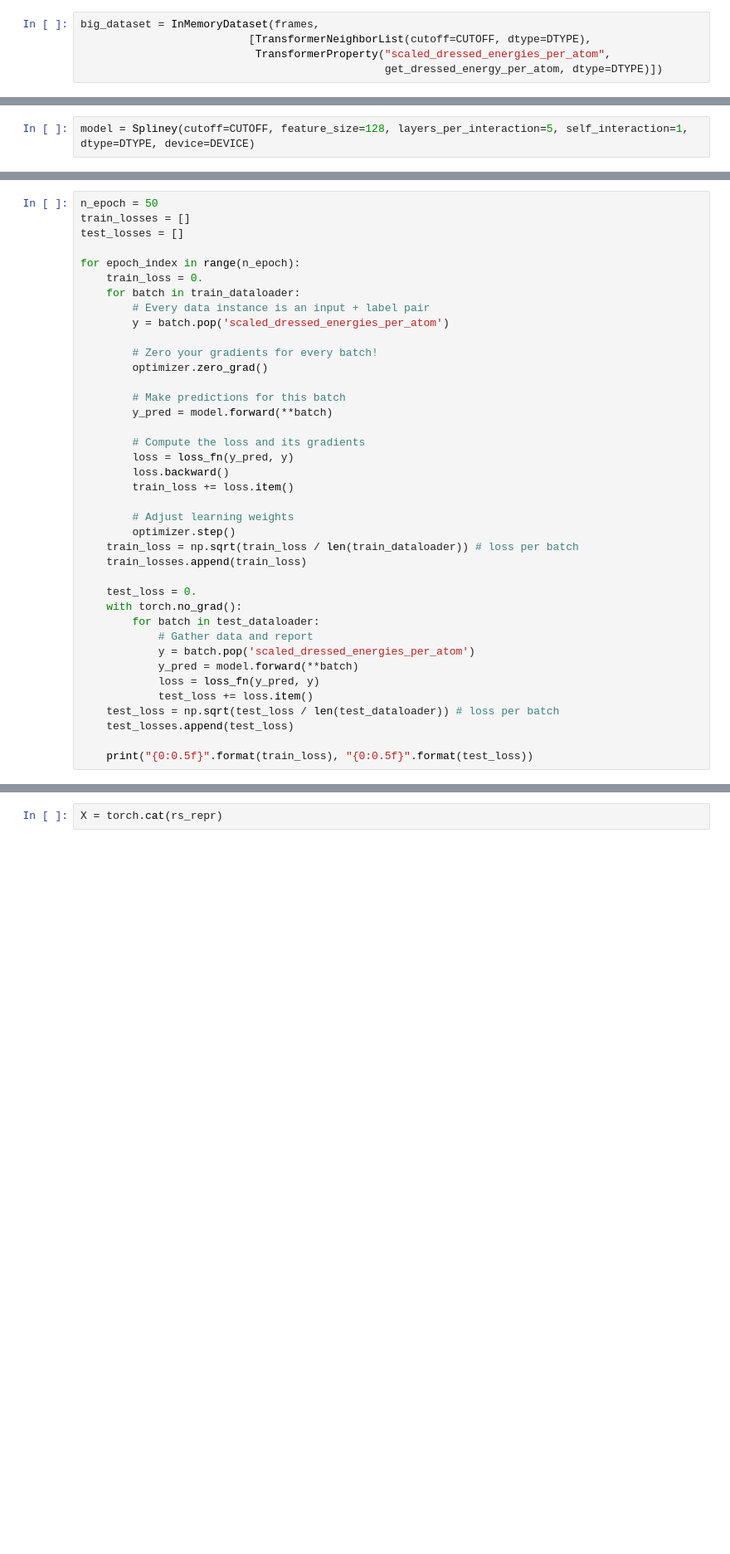
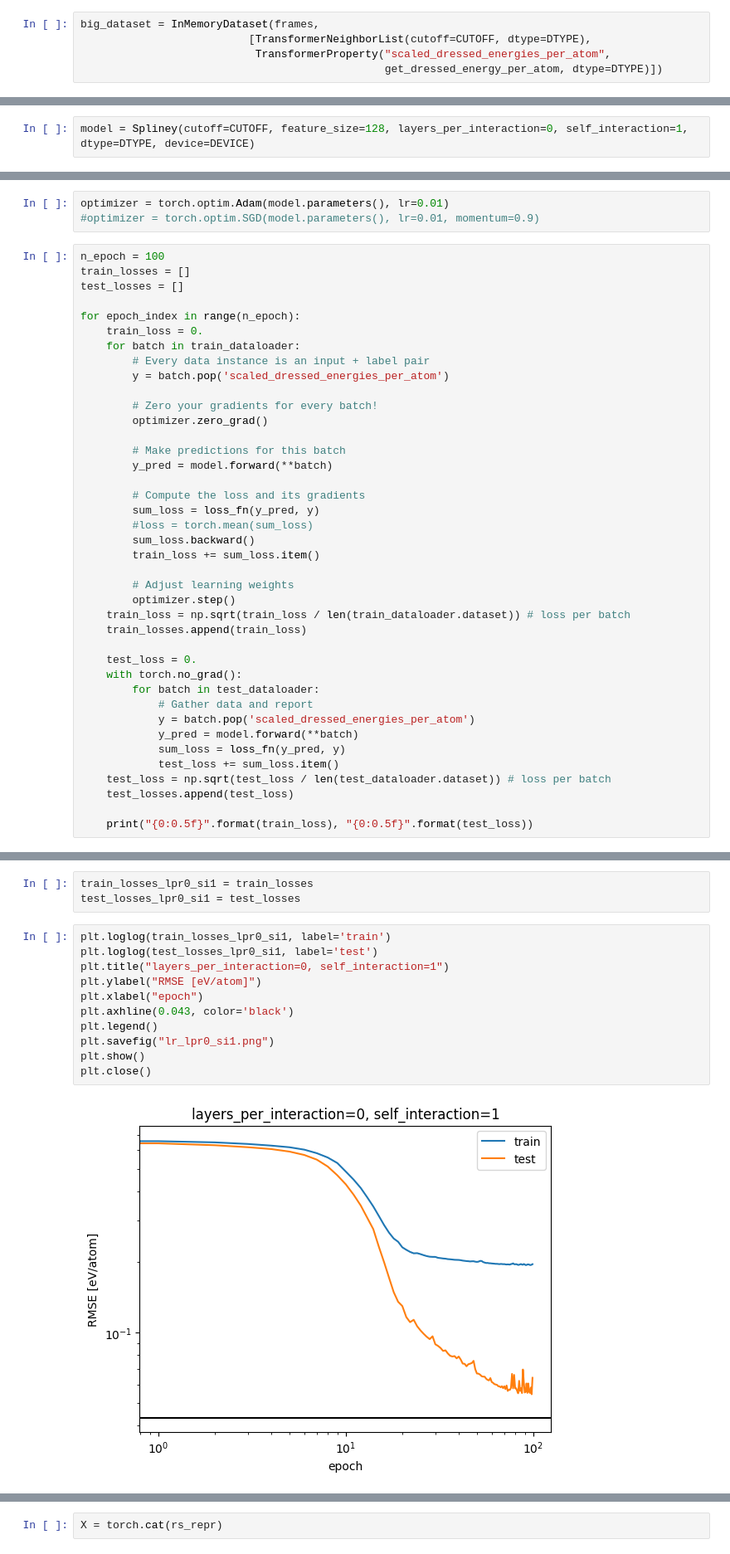
Before and after one commit to agoscinski/splinable-nn, a Jupyter notebook: splining_training.ipynb, the cells around one changed output, grey strips where cells are left out. Shown at 83% size. Cells and saved outputs as stored; diff of their text form; blank space fills up the shorter version.

```diff
--- a/splining_training.ipynb
+++ b/splining_training.ipynb
@@ -548,2 +1117,2 @@ def loss_fn(pred, true):
 # %%
-model = Spliney(cutoff=CUTOFF, feature_size=128, layers_per_interaction=5, self_interaction=1, dtype=DTYPE, device=DEVICE)
+model = Spliney(cutoff=CUTOFF, feature_size=128, layers_per_interaction=0, self_interaction=1, dtype=DTYPE, device=DEVICE)
@@ -550,5 +1133,8 @@ model = Spliney(cutoff=CUTOFF, feature_size=128, layers_per_interaction=5, self_
+# %%
+optimizer = torch.optim.Adam(model.parameters(), lr=0.01)
+#optimizer = torch.optim.SGD(model.parameters(), lr=0.01, momentum=0.9)
 # %%
-n_epoch = 50
+n_epoch = 100
 train_losses = []
 test_losses = []
 
@@ -565,13 +1151,14 @@ for epoch_index in range(n_epoch):
         y_pred = model.forward(**batch)
 
         # Compute the loss and its gradients
-        loss = loss_fn(y_pred, y)
-        loss.backward()
-        train_loss += loss.item()
+        sum_loss = loss_fn(y_pred, y)
+        #loss = torch.mean(sum_loss)
+        sum_loss.backward()
+        train_loss += sum_loss.item()
 
         # Adjust learning weights
         optimizer.step()
-    train_loss = np.sqrt(train_loss / len(train_dataloader)) # loss per batch
+    train_loss = np.sqrt(train_loss / len(train_dataloader.dataset)) # loss per batch
     train_losses.append(train_loss)
 
     test_loss = 0.
@@ -580,9 +1167,9 @@ for epoch_index in range(n_epoch):
             # Gather data and report
             y = batch.pop('scaled_dressed_energies_per_atom')
             y_pred = model.forward(**batch)
-            loss = loss_fn(y_pred, y)
-            test_loss += loss.item()
-    test_loss = np.sqrt(test_loss / len(test_dataloader)) # loss per batch
+            sum_loss = loss_fn(y_pred, y)
+            test_loss += sum_loss.item()
+    test_loss = np.sqrt(test_loss / len(test_dataloader.dataset)) # loss per batch
     test_losses.append(test_loss)
 
     print("{0:0.5f}".format(train_loss), "{0:0.5f}".format(test_loss))
@@ -606,0 +1194,16 @@ for epoch_index in range(n_epoch):
+# %%
+train_losses_lpr0_si1 = train_losses
+test_losses_lpr0_si1 = test_losses
+# %%
+plt.loglog(train_losses_lpr0_si1, label='train')
+plt.loglog(test_losses_lpr0_si1, label='test')
+plt.title("layers_per_interaction=0, self_interaction=1")
+plt.ylabel("RMSE [eV/atom]")
+plt.xlabel("epoch")
+plt.axhline(0.043, color='black')
+plt.legend()
+plt.savefig("lr_lpr0_si1.png")
+plt.show()
+plt.close()
+# %% [output]
+[figure, added]
```
Also changed, not shown: parts of 66 cells of this notebook.
